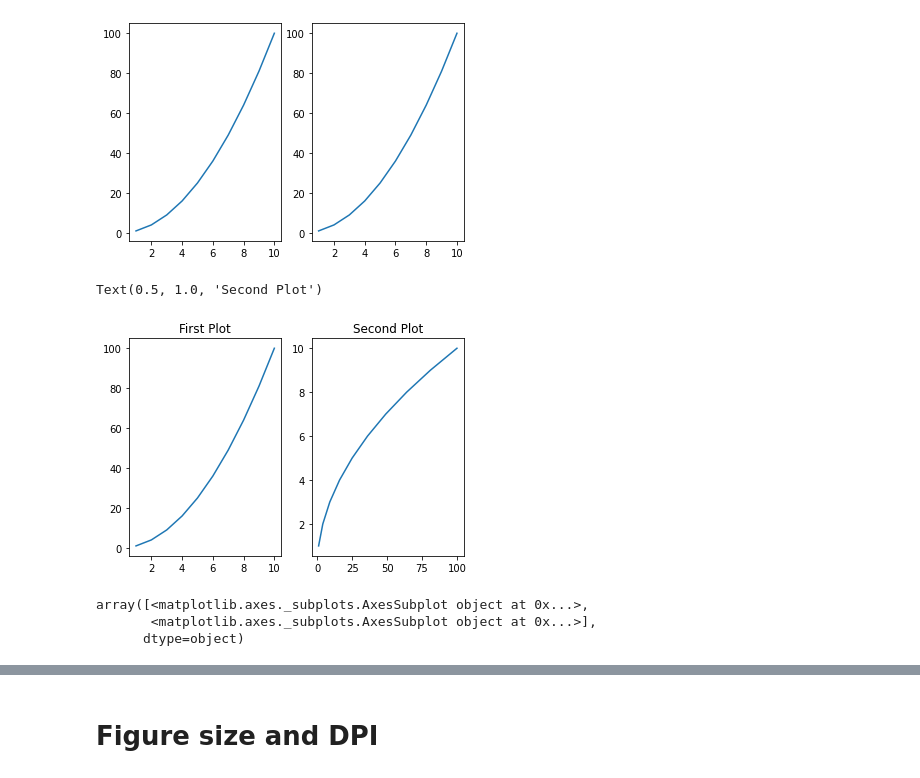
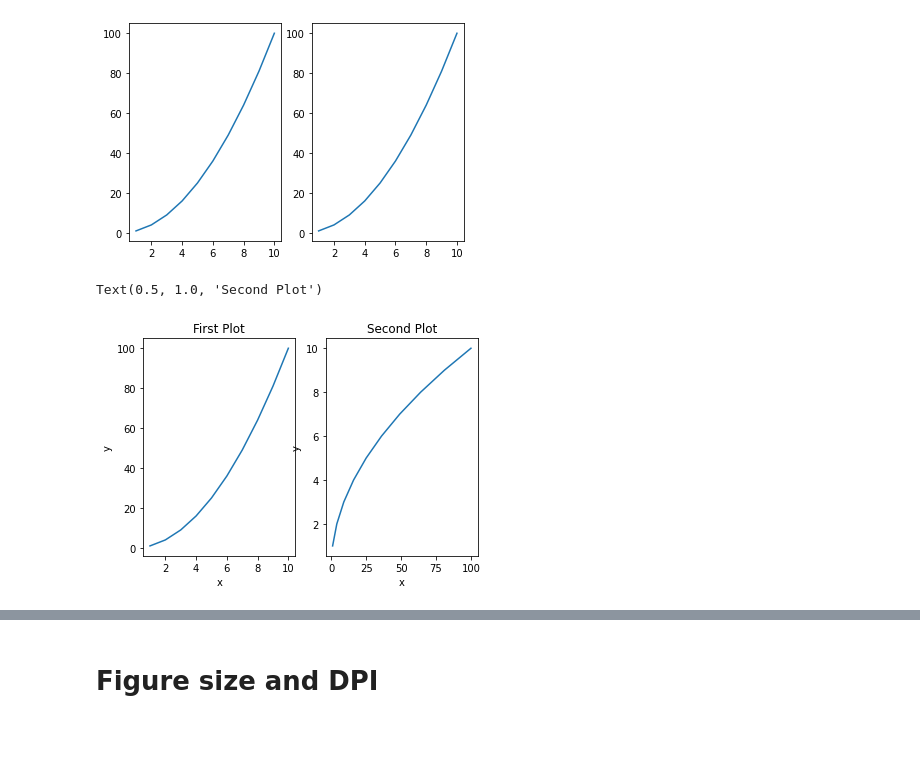
Before and after one commit to chaithrakc/DataScience-Bootcamp, a Jupyter notebook: S08Matplotlib/matplotlib-basic.ipynb, the cells around one changed output, grey strips where cells are left out. Cells and saved outputs as stored; diff of their text form; code cells hidden in the pictures; blank space fills up the shorter version.

Commit message:
matplotlib section

```diff
--- a/S08Matplotlib/matplotlib-basic.ipynb
+++ b/S08Matplotlib/matplotlib-basic.ipynb
@@ -168,20 +192,16 @@ for axis in axes:
 # %%
 fig, axes = plt.subplots(nrows=1, ncols=2)
 
 # we can also index axes array
 axes[0].plot(x,y)
+axes[0].set_xlabel('x')
+axes[0].set_ylabel('y')
 axes[0].set_title('First Plot')
 
 axes[1].plot(y,x)
+axes[1].set_xlabel('x')
+axes[1].set_ylabel('y')
 axes[1].set_title('Second Plot')
 # %% [output]
 Text(0.5, 1.0, 'Second Plot')
-[figure, old version]
+[figure, new version]
-# %%
-axes # axes is just an array of axis objects
-
-# we can iterate over this object and access individual axis
-# %% [output]
-array([<matplotlib.axes._subplots.AxesSubplot object at 0x...>,
-       <matplotlib.axes._subplots.AxesSubplot object at 0x...>],
-      dtype=object)
```
Also changed, not shown: parts of 35 cells of this notebook.
